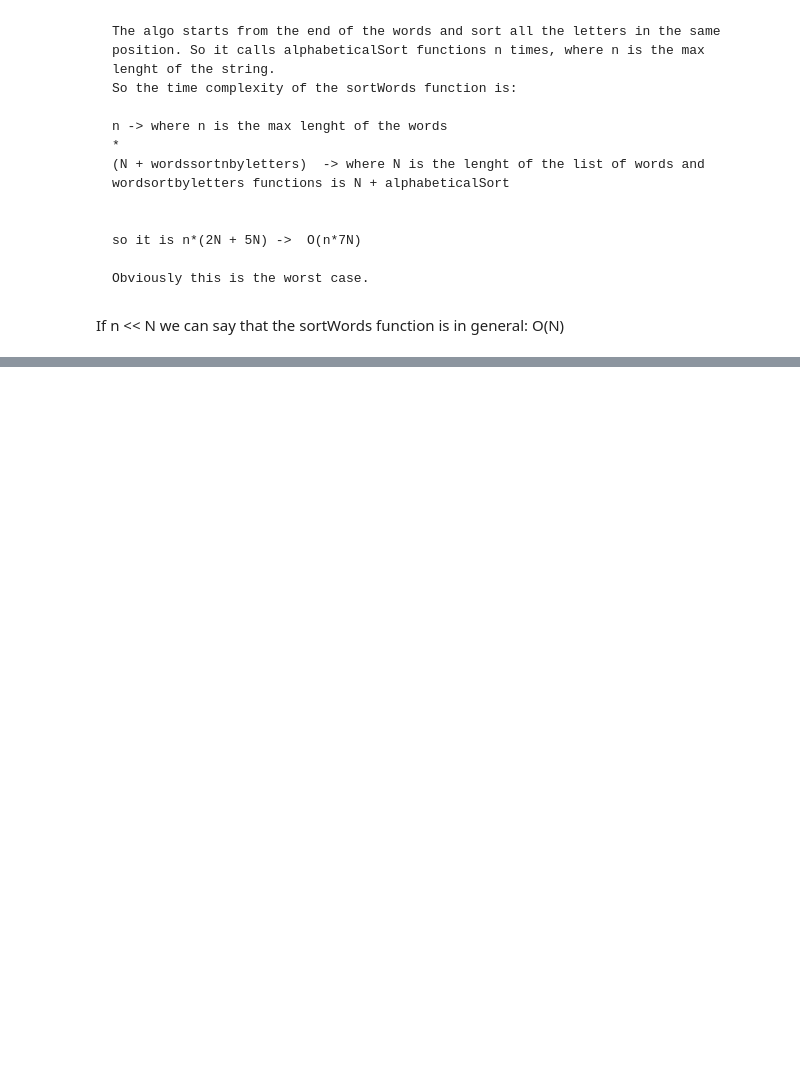
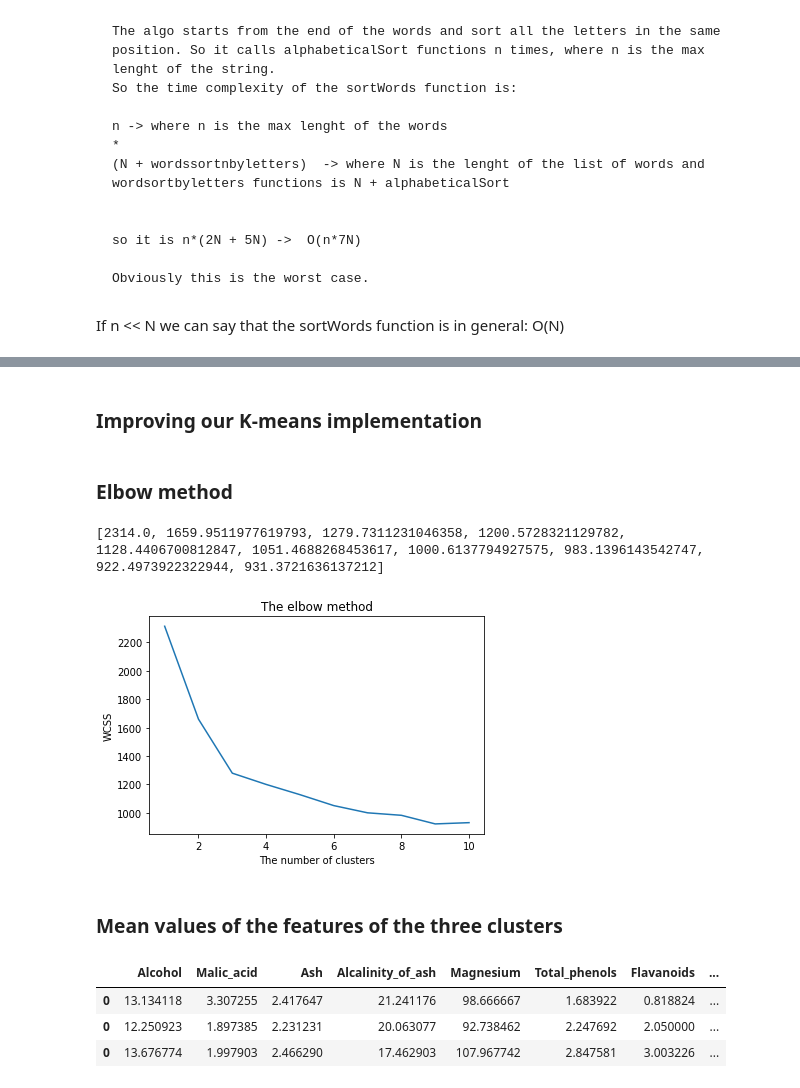
Before and after one commit to AntoCat93/HW4_G18, a Jupyter notebook: main.ipynb, the cells around one changed output, grey strips where cells are left out. Drawn from its saved outputs; the diff is of its cells as text; code cells hidden in the pictures; blank space fills up the shorter version.

```diff
--- a/main.ipynb
+++ b/main.ipynb
@@ -194,0 +426,6 @@ If n << N we can say that the sortWords function is in general:
+# %%
+#This function updates centroids following the kMeans method
+def update_centroids(data,centroids,clusters,k):
+        for i in range(k):
+            centroids[i] = np.array([data[clusters == i].mean(axis = 0)])
+        return centroids
@@ -194,0 +446,4 @@ If n << N we can say that the sortWords function is in general:
+# %%
+#Now we can do the clustering
+#We start by choosing k = 3 because the wine's classes are exactly 3
+clusters,centroids = Kmeans_loop(np_data_set,3)
@@ -194,0 +476,20 @@ If n << N we can say that the sortWords function is in general:
+# %% [markdown]
+### Improving our K-means implementation
+# %%
+#We want to repeat our Kmeans and choose only the result with the minimum dissimilarities between elements of the Cluster and each centroids
+#We reshape our clusters array so we can append to our numpy array
+#We define a function that computes the dissimilarity of the set of clusters
+#so we compute and we see how much the examples within clusters are different from each other
+#We define a function called dissimilarity that it's useful for our purpose
+def dissimilarity(data,clusters,centroids,k):
+    clusters_to_append=clusters.reshape(178,1)
+    data_with_clusters=np.append(data,clusters_to_append,axis=1)
+    totDist=0
+    for i in range(k):
+        array_only_cluster = data_with_clusters[data_with_clusters[:, 13] == i]
+        array_only_cluster = np.delete(array_only_cluster, 13, 1)#delete clusters
+        single_centroid=centroids[i]
+        single_centroid=single_centroid.reshape(1,13)
+        tot_dist_cluster=(euclidean_distances(array_only_cluster,single_centroid))**2
+        totDist+=np.sum(tot_dist_cluster)
+    return totDist
@@ -194,0 +514,49 @@ If n << N we can say that the sortWords function is in general:
+# %% [markdown]
+### Elbow method
+# %%
+#We choosed k=3 because the classes were 3.
+#But is the k=3 the optimal value?
+#Let's find out using the elbow method!
+#We compute the wcss using the dissimilarity function and we plot the function that we obtain
+wcss = []
+for i in range(1,11):
+    clusters,centroids = Kmeans_loop(np_data_set,i)
+
+    wcss.append(dissimilarity(np_data_set,clusters,centroids,i))
+print(wcss)
+plt.plot(range(1,11), wcss)
+plt.title('The elbow method')
+plt.xlabel('The number of clusters')
+plt.ylabel('WCSS')
+plt.show()
+#We see that the optimal value is 3!
+# %% [output]
+[2314.0, 1659.9511977619793, 1279.7311231046358, 1200.5728321129782, 1128.4406700812847, 1051.4688268453617, 1000.6137794927575, 983.1396143542747, 922.4973922322944, 931.3721636137212]
+[figure, added]
+# %% [markdown]
+### Mean values of the features of the three clusters
+# %%
+#Now we wanna obtain a dataframe in which we can see the mean values of each column of the three clusters
+#Now let's see if there clusters are similar
+#We compute the mean of each feature of the cluster
+df['Cluster']= best_clusters#We append the clusters to the first dataframe
+final_df['Cluster']=best_clusters
+empty_dataframe=pd.DataFrame(columns=['Alcohol', 'Malic_acid', 'Ash', 'Alcalinity_of_ash', 'Magnesium', 'Total_phenols',
+              'Flavanoids', 'Nonflavanoid_phenols', 'Proanthocyanins', 'Color_intensity', 'Hue', 'OD280_OD315',\
+              'Proline'])
+k=3
+for i in range(3):
+    array_only_cluster=df[final_df.Cluster == i]
+    del array_only_cluster['Cluster']
+    array_only_cluster=array_only_cluster.mean(axis = 0)
+    array_only_cluster=array_only_cluster.to_frame()
+    array_only_cluster=array_only_cluster.transpose()
+    empty_dataframe=empty_dataframe.append(array_only_cluster)
+mean_dataframe=empty_dataframe
+mean_dataframe['Cluster']=[0,1,2]
+mean_dataframe
+# %% [output]
+|  | Alcohol | Malic_acid | Ash | Alcalinity_of_ash | Magnesium | Total_phenols | Flavanoids | ... |
+| 0 | 13.134118 | 3.307255 | 2.417647 | 21.241176 | 98.666667 | 1.683922 | 0.818824 | ... |
+| 0 | 12.250923 | 1.897385 | 2.231231 | 20.063077 | 92.738462 | 2.247692 | 2.050000 | ... |
+| 0 | 13.676774 | 1.997903 | 2.466290 | 17.462903 | 107.967742 | 2.847581 | 3.003226 | ... |
```
Also changed, not shown: parts of 78 cells of this notebook.
